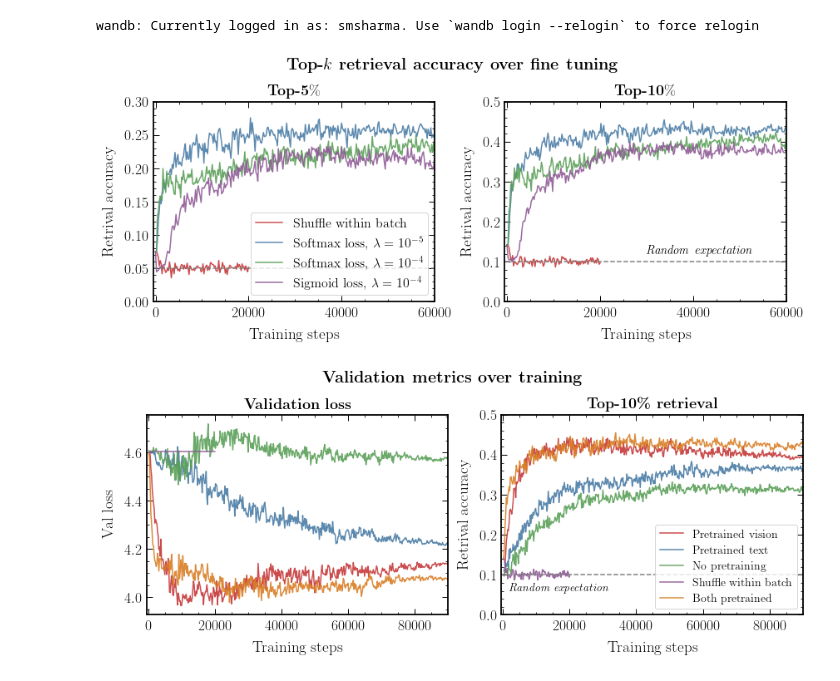
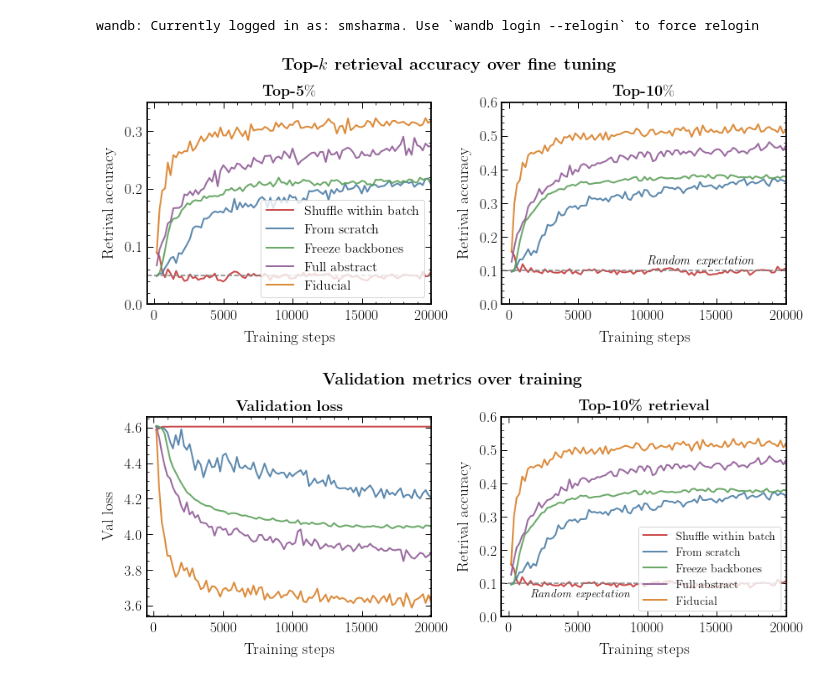
Before and after one commit to smsharma/PAPERCLIP-Hubble, a Jupyter notebook: notebooks/04_retrieval_acc.ipynb, the cells around one changed output. Saved outputs shown, nothing was run; the diff lists cells and outputs as text; code cells hidden in the pictures.

```diff
--- a/notebooks/04_retrieval_acc.ipynb
+++ b/notebooks/04_retrieval_acc.ipynb
@@ -34,15 +34,19 @@ import numpy as np
 
 # Assuming 'run_labels' contains the names of the runs you are interested in
 # Define it based on your requirements
-run_labels = ['ancient-armadillo-88',
-              "ethereal-disco-89",
-              'good-vortex-92',
-              'efficient-night-96']
+run_labels = ['pretty-aardvark-45',
+             'devout-hill-47',
+              'vibrant-feather-50',
+              'spring-snowball-56',
+              # 'silver-glade-51',
+              'fresh-jazz-58']
 
-run_legends = ['Sigmoid loss, $\lambda = 10^{-4}$',
-              "Softmax loss, $\lambda = 10^{-4}$",
-              'Softmax loss, $\lambda = 10^{-5}$',
-              'Shuffle within batch']
+run_legends = ['Fiducial',
+              "Full abstract",
+              'Freeze backbones',
+               'From scratch',
+               # 'Cosine',
+               'Shuffle within batch']
 
 # Creating the dictionary
 run_dict = {run_labels[i]: run_legends[i] for i in range(len(run_labels))}
@@ -71,49 +75,51 @@ fig, axes = plt.subplots(1, 2, figsize=(12, 5))
 # Plot for Top 5 Accuracy
 for idx, (run_name, (steps, accuracy)) in enumerate(top5_data.items()):
     ls = '-' if run_dict[run_name] == "Shuffle within batch" else '-'
-    axes[0].plot([0] + list(200 * np.arange(1, len(steps) + 1)), [0.075] + list(accuracy), label=run_dict[run_name], lw=1.5, ls=ls)  # replace with correct key if different
+    axes[0].plot(list(200 * np.arange(1, len(steps) + 1)), list(accuracy), label=run_dict[run_name], lw=2, ls=ls)  # replace with correct key if different
 
 axes[0].set_title(r"\textbf{Top-5}\%")
 axes[0].set_xlabel("Training steps")
 axes[0].set_ylabel("Retrival accuracy")
 axes[0].axhline(0.05, color='grey', ls='--', lw=1.5)
-axes[0].set_ylim(0, 0.3)
-axes[0].set_xlim(-500, 60_000)
+axes[0].set_ylim(0, 0.35)
+axes[0].set_xlim(-500, 20_000)
 
 # Plot for Top 10 Accuracy
 for run_name, (steps, accuracy) in top10_data.items():
     ls = '-' if run_dict[run_name] == "Shuffle within batch" else '-'
-    axes[1].plot([0] + list(200 * np.arange(1, len(steps) + 1)), [0.1419999897480011] + list(accuracy), label=run_dict[run_name], lw=1.5, ls=ls)  # replace with correct key if different
+    axes[1].plot(list(200 * np.arange(1, len(steps) + 1)), list(accuracy), label=run_dict[run_name], lw=2, ls=ls)  # replace with correct key if different
 
 axes[1].set_title(r"\textbf{Top-10}\%")
 axes[1].set_xlabel("Training steps")
 axes[1].set_ylabel("Retrival accuracy")
 axes[1].axhline(0.1, color='grey', ls='--', lw=1.5)
-axes[1].set_ylim(0, 0.5)
-axes[1].set_xlim(-500, 60_000)
-axes[1].text(30_000, 0.12, "\emph{Random expectation}", fontsize=15)
+axes[1].set_ylim(0, 0.6)
+axes[1].set_xlim(-500, 20_000)
+axes[1].text(10_000, 0.12, "\emph{Random expectation}", fontsize=15)
 
 fig.suptitle(r"\textbf{Top-$k$ retrieval accuracy over fine tuning}", fontsize=20)
 axes[0].legend(frameon=True, framealpha=0.8, fontsize=16)
 
 plt.tight_layout()
-# plt.savefig("../paper/plots/retrieval_acc.pdf")
+plt.savefig("../paper/plots/retrieval_acc.pdf")
 # %% [output]
-[figure, old version]
+[figure, new version]
 # %%
 # Assuming 'run_labels' contains the names of the runs you are interested in
 # Define it based on your requirements
-run_labels = ['good-vortex-92',  # 'toasty-donkey-115',
-              "wild-firebrand-117",
-              'jumping-moon-118',
-              'cool-butterfly-119',
-              'efficient-night-96']
+run_labels = ['pretty-aardvark-45',
+             'devout-hill-47',
+              'vibrant-feather-50',
+              'spring-snowball-56',
+              # 'silver-glade-51',
+              'fresh-jazz-58']
 
-run_legends = ['Both pretrained',
-              "No pretraining",
-              'Pretrained text',
-              'Pretrained vision',
-              'Shuffle within batch']
+run_legends = ['Fiducial',
+              "Full abstract",
+              'Freeze backbones',
+               'From scratch',
+               # 'Cosine',
+               'Shuffle within batch']
 
 # Creating the dictionary
 run_dict = {run_labels[i]: run_legends[i] for i in range(len(run_labels))}
@@ -138,36 +144,36 @@ for run in runs:
 
 # Plotting
 fig, axes = plt.subplots(1, 2, figsize=(12, 5))
 
 # Plot for Top 5 Accuracy
 for idx, (run_name, (steps, accuracy)) in enumerate(top5_data.items()):
     ls = '-' if run_dict[run_name] == "Shuffle within batch" else '-'
-    axes[0].plot(list(200 * np.arange(1, len(steps) + 1)), list(accuracy), label=run_dict[run_name], lw=1.5, ls=ls)  # replace with correct key if different
+    axes[0].plot(list(200 * np.arange(1, len(steps) + 1)), list(accuracy), label=run_dict[run_name], lw=2., ls=ls)  # replace with correct key if different
 
 axes[0].set_title(r"\textbf{Validation loss}")
 axes[0].set_xlabel("Training steps")
 axes[0].set_ylabel("Val loss")
 # axes[0].axhline(0.05, color='grey', ls='--', lw=1.5)
 # axes[0].set_ylim(0, 0.3)
-axes[0].set_xlim(-500, 90_000)
+axes[0].set_xlim(-500, 20_000)
 
 # Plot for Top 10 Accuracy
 for run_name, (steps, accuracy) in top10_data.items():
     ls = '-' if run_dict[run_name] == "Shuffle within batch" else '-'
-    axes[1].plot(list(200 * np.arange(1, len(steps) + 1)), list(accuracy), label=run_dict[run_name], lw=1.5, ls=ls)  # replace with correct key if different
+    axes[1].plot(list(200 * np.arange(1, len(steps) + 1)), list(accuracy), label=run_dict[run_name], lw=2., ls=ls)  # replace with correct key if different
 
 axes[1].set_title(r"\textbf{Top-10\% retrieval}")
 axes[1].set_xlabel("Training steps")
 axes[1].set_ylabel("Retrival accuracy")
 axes[1].axhline(0.1, color='grey', ls='--', lw=1.5)
-axes[1].set_ylim(0, 0.5)
-axes[1].set_xlim(-500, 90_000)
+axes[1].set_ylim(0, 0.6)
+axes[1].set_xlim(-500, 20_000)
 axes[1].text(1_600, 0.06, "\emph{Random expectation}", fontsize=14)
 
 fig.suptitle(r"\textbf{Validation metrics over training}", fontsize=20)
 axes[1].legend(frameon=True, framealpha=0.8, fontsize=14)
 
 plt.tight_layout()
 plt.savefig("../paper/plots/val_metrics.pdf")
 # %% [output]
-[figure, old version]
+[figure, new version]
```
Also changed, not shown: 2 other files.
